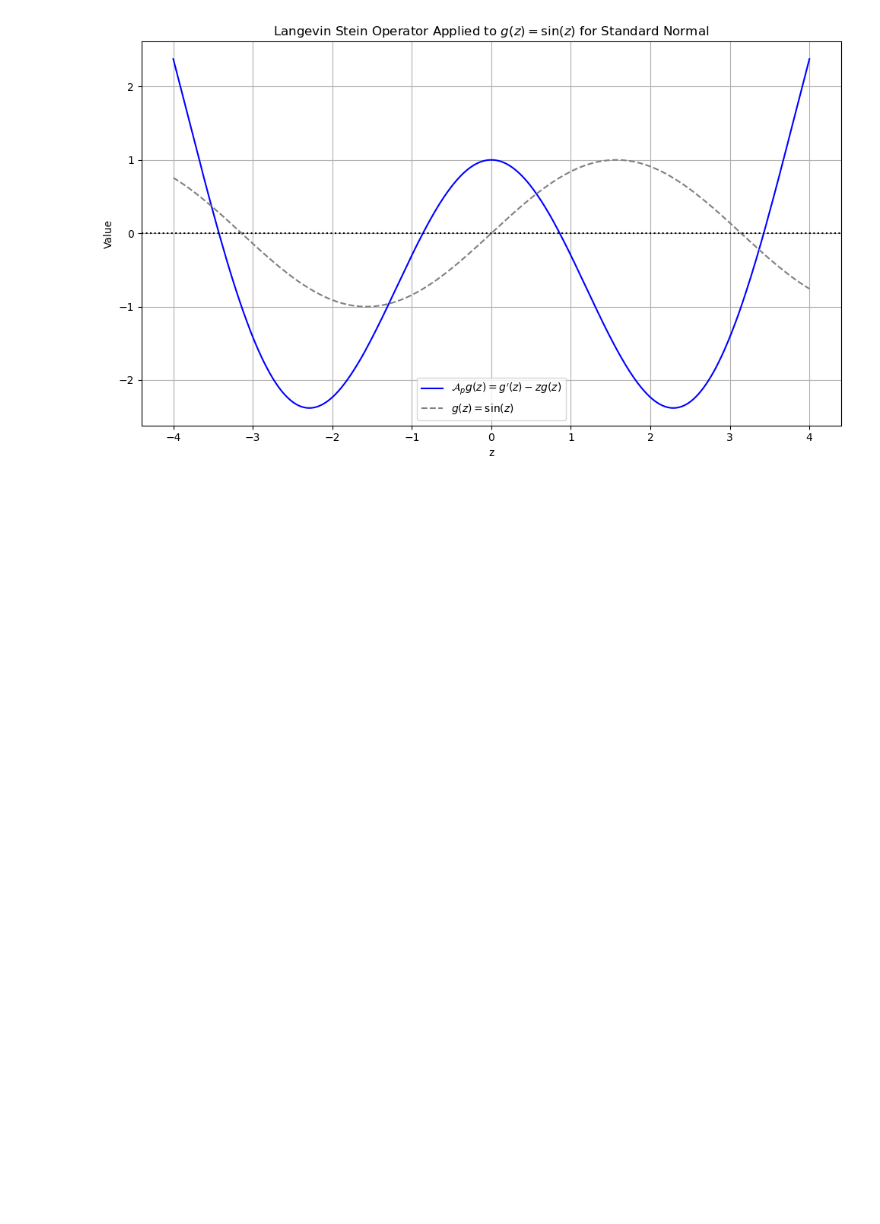
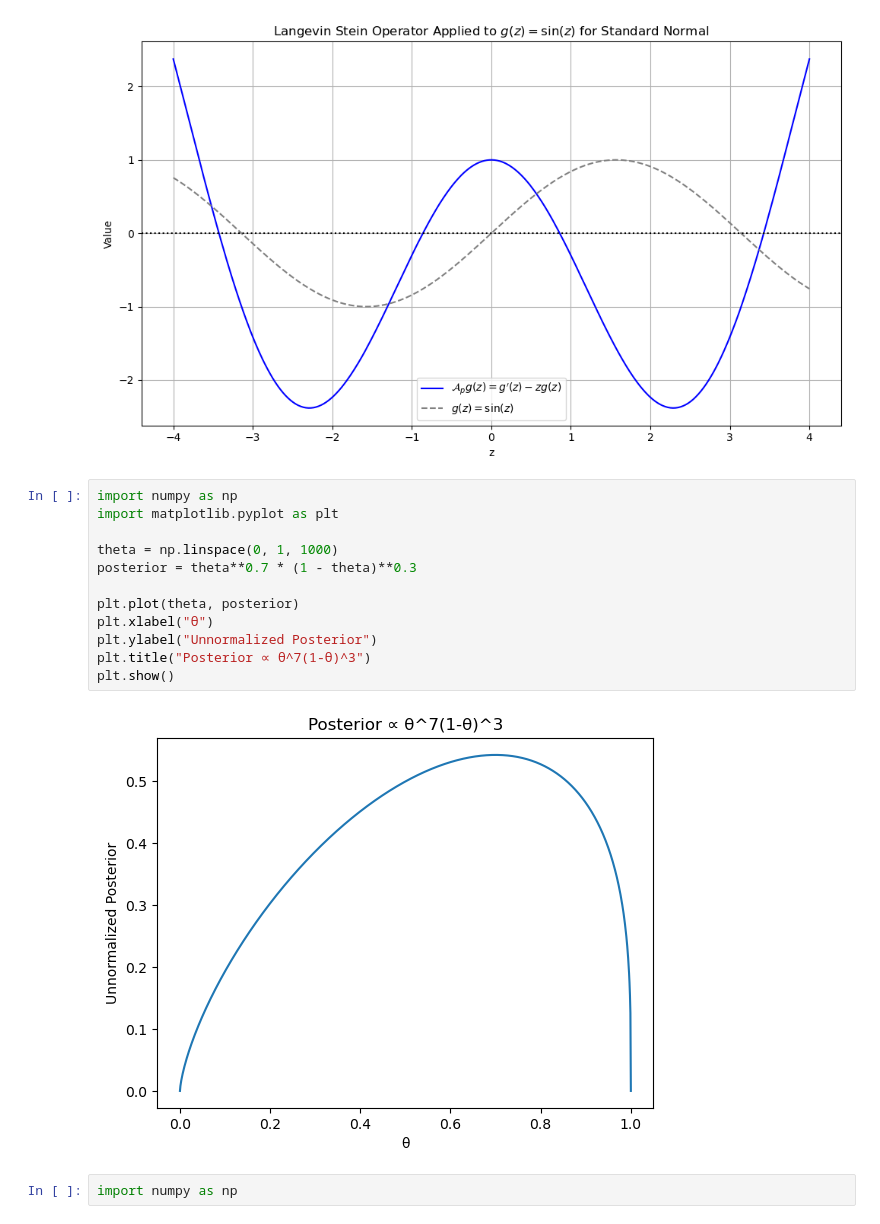
Before and after one commit to ElhamAfzali/My_Python_Projects, a Jupyter notebook: Rock_Papaer_Scissors_Game/src/game.ipynb, the cells around one changed output. Saved outputs shown, nothing was run; the diff lists cells and outputs as text; blank space fills up the shorter version.

```diff
--- a/Rock_Papaer_Scissors_Game/src/game.ipynb
+++ b/Rock_Papaer_Scissors_Game/src/game.ipynb
@@ -373,3 +373,19 @@ plt.tight_layout()
 plt.show()
 # %% [output]
 [figure]
+# %%
+import numpy as np
+import matplotlib.pyplot as plt
+
+theta = np.linspace(0, 1, 1000)
+posterior = theta**0.7 * (1 - theta)**0.3
+
+plt.plot(theta, posterior)
+plt.xlabel("θ")
+plt.ylabel("Unnormalized Posterior")
+plt.title("Posterior ∝ θ^7(1-θ)^3")
+plt.show()
+# %% [output]
+[figure, added]
+# %%
+import numpy as np
```
Also changed, not shown: parts of 5 cells of this notebook, 5 other files.
